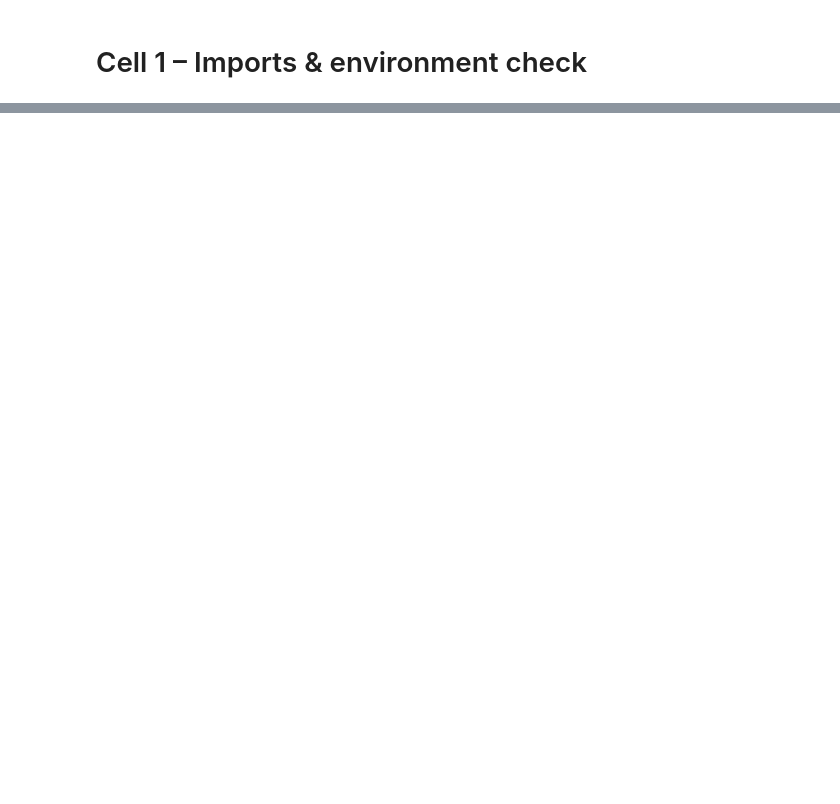
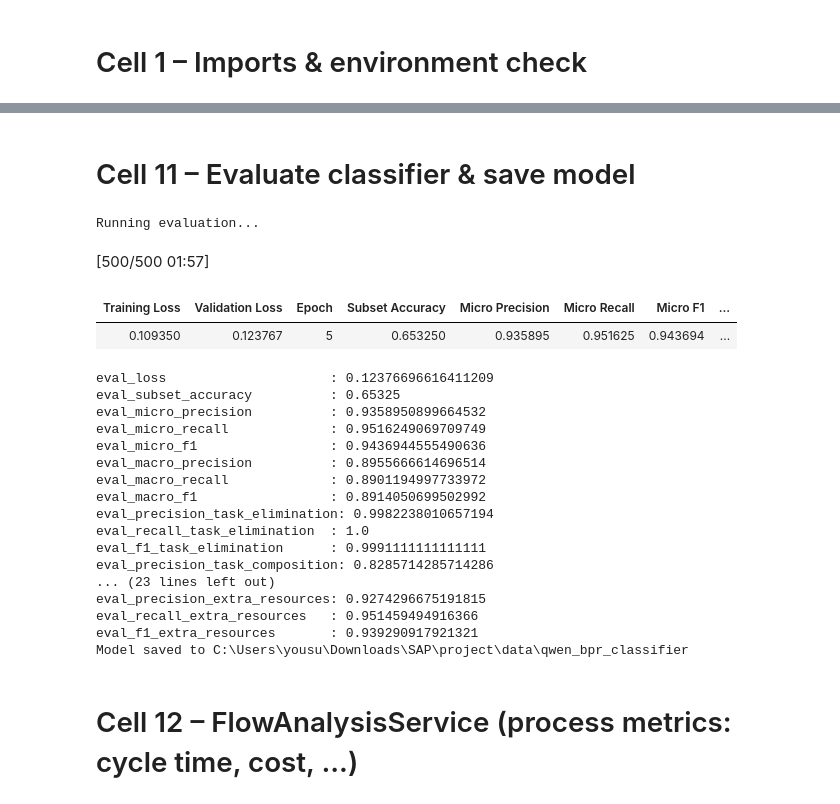
Before and after one commit to ameeryousuf/BPO-Model-Training, a Jupyter notebook: notebooks/6_modelTraining.ipynb, the cells around one changed output, grey strips where cells are left out. Cells and saved outputs as stored; diff of their text form; code cells hidden in the pictures; blank space fills up the shorter version.

```diff
--- a/notebooks/6_modelTraining.ipynb
+++ b/notebooks/6_modelTraining.ipynb
@@ -735,0 +278,10 @@ for k, v in summary.items():
+# %%
+class TqdmProgressCallback(TrainerCallback):
+    def on_train_begin(self, args, state, control, **kwargs):
+        self.progress = tqdm(total=state.max_steps, desc="Training")
+
+    def on_step_end(self, args, state, control, **kwargs):
+        self.progress.update(1)
+
+    def on_train_end(self, args, state, control, **kwargs):
+        self.progress.close()
@@ -735,0 +354,38 @@ for k, v in summary.items():
+# %% [markdown]
+# Cell 11 – Evaluate classifier & save model
+# %%
+print("Running evaluation...")
+evaluation_metrics = trainer.evaluate()
+for k, v in evaluation_metrics.items():
+    print(f"{k:30}: {v}")
+
+trainer.save_model(str(ADAPTER_PATH))
+tokenizer.save_pretrained(str(ADAPTER_PATH))
+print("Model saved to", ADAPTER_PATH)
+
+with open(DATA_ROOT / "classifier_eval_metrics.json", "w") as f:
+    json.dump(evaluation_metrics, f, indent=2, default=str)
+# %% [output]
+Running evaluation...
+[500/500 01:57]
+| Training Loss | Validation Loss | Epoch | Subset Accuracy | Micro Precision | Micro Recall | Micro F1 | ... |
+| 0.109350 | 0.123767 | 5 | 0.653250 | 0.935895 | 0.951625 | 0.943694 | ... |
+eval_loss                     : 0.12376696616411209
+eval_subset_accuracy          : 0.65325
+eval_micro_precision          : 0.9358950899664532
+eval_micro_recall             : 0.9516249069709749
+eval_micro_f1                 : 0.9436944555490636
+eval_macro_precision          : 0.8955666614696514
+eval_macro_recall             : 0.8901194997733972
+eval_macro_f1                 : 0.8914050699502992
+eval_precision_task_elimination: 0.9982238010657194
+eval_recall_task_elimination  : 1.0
+eval_f1_task_elimination      : 0.9991111111111111
+eval_precision_task_composition: 0.8285714285714286
+... (23 lines left out)
+eval_precision_extra_resources: 0.9274296675191815
+eval_recall_extra_resources   : 0.951459494916366
+eval_f1_extra_resources       : 0.939290917921321
+Model saved to C:\Users\yousu\Downloads\SAP\project\data\qwen_bpr_classifier
+# %% [markdown]
+# Cell 12 – FlowAnalysisService (process metrics: cycle time, cost, ...)
```
Also changed, not shown: parts of 60 cells of this notebook, 5 other files.
